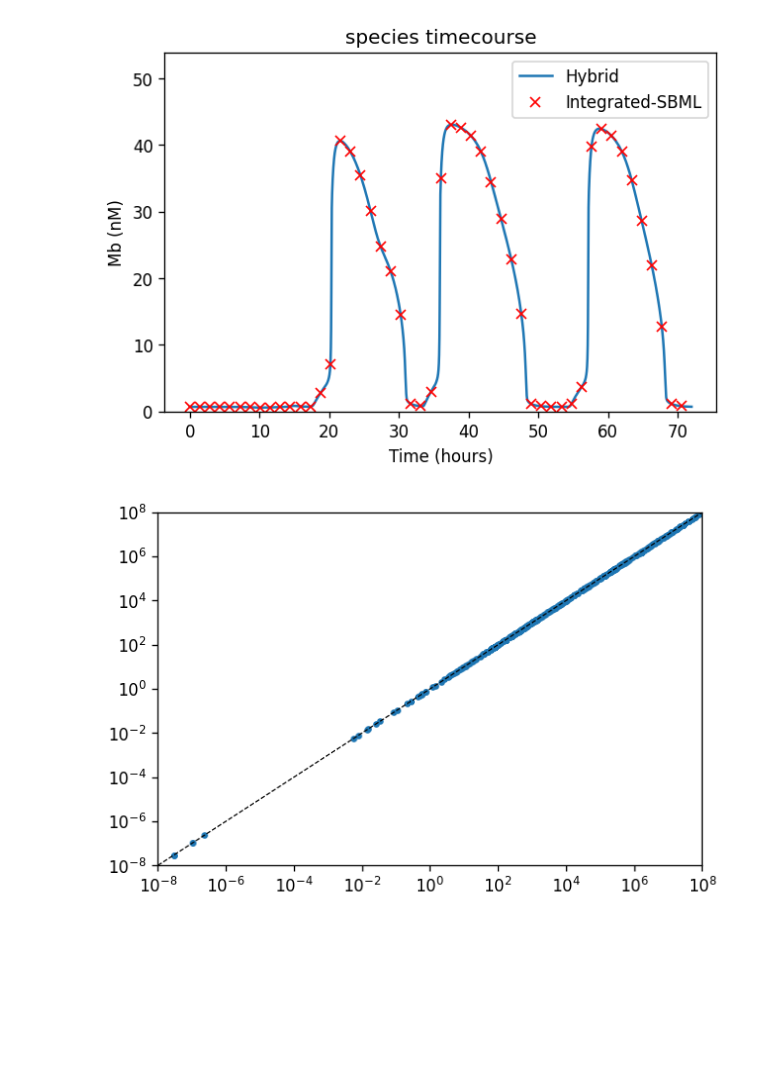
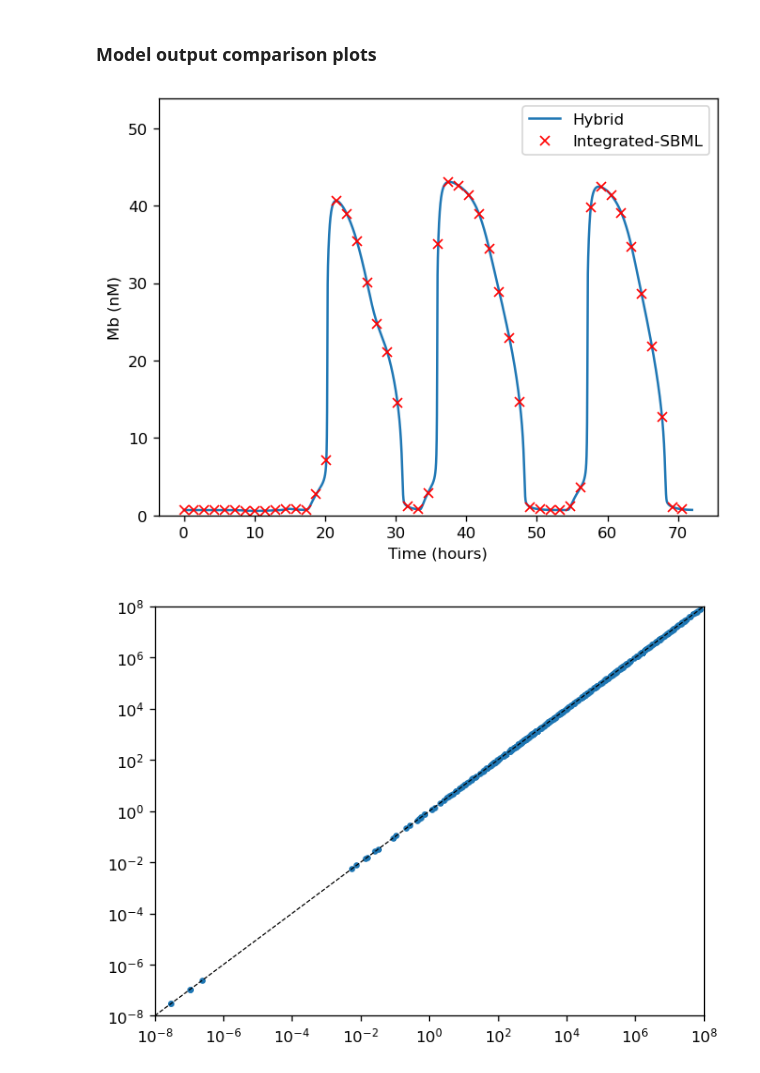
Before and after one commit to birtwistlelab/SPARCED, a Jupyter notebook: jupyter_notebooks/testModel.ipynb, the cells around one changed output. Drawn from its saved outputs; the diff is of its cells as text; code cells hidden in the pictures; blank space fills up the shorter version.

```diff
--- a/jupyter_notebooks/testModel.ipynb
+++ b/jupyter_notebooks/testModel.ipynb
@@ -99,14 +94,17 @@ sbml_model2 = sbml_doc2.getModel()
 # %%
+#Deterministic simulation (integrated-SBML)
+
 rdata_o4a = amici.runAmiciSimulation(model2,solver2)
 
 
-
-xoutS_all5 = rdata_o4a['x']
-tout_all5 = rdata_o4a['t']
+xoutS_all2 = rdata_o4a['x']
+tout_all2 = rdata_o4a['t']
+# %% [markdown]
+### Model output comparison plots
 # %%
 
 
-def timecourse_compare2(xs1,xsl1,xs2,t2,xsl2,sp,ts=30,xlim=None,y0=None,ylim=None,me=10):
+def timecourse_compare(xs1,xsl1,xs2,t2,xsl2,sp,ts=30,xlim=None,y0=None,ylim=None,me=10):
     t1 = np.array(range(0,len(xs1)))*30
     xt1 = xs1[:,species_all.index(sp)]
     xt2 = xs2[:,species_all2.index(sp)]
@@ -123,18 +121,17 @@ def timecourse_compare2(xs1,xsl1,xs2,t2,xsl2,sp,ts=30,xlim=None,y0=None,ylim=Non
         plt.xlim(0,xlim)
     plt.xlabel('Time (hours)')
     plt.ylabel(sp+' (nM)')
-    plt.title('species timecourse')
     plt.legend()
     plt.show()
 # %%
-#mpl.rcParams['figure.dpi'] = 120
+#Plots the species trajectory of active Cyclin B from hybrid and integrated SBML simulation results
 
-
-timecourse_compare2(xoutS_all,'Hybrid',xoutS_all5,tout_all5,'Integrated-SBML','Mb',me=20)
+timecourse_compare(xoutS_all,'Hybrid',xoutS_all2,tout_all2,'Integrated-SBML','Mb',me=20)
 # %% [output]
-[figure, old version]
+[figure, new version]
 # %%
-#%% Species AUC check
+#Check species AUC
+#Shows the aggrement between integrated-SBML and hybrid simulation results for comparable species, measured with area-under-curve for each species
 
 auc_sparced = np.zeros(len(species_all))
 auc_one4all = np.zeros(len(species_all))
@@ -142,7 +139,7 @@ auc_one4all = np.zeros(len(species_all))
 for i,sp in enumerate(species_all):
 
     auc_sparced[i] = np.trapz(xoutS_all[:,species_all.index(sp)],tout_all)
-    auc_one4all[i] = np.trapz(xoutS_all5[:,species_all2.index(sp)],tout_all5)
+    auc_one4all[i] = np.trapz(xoutS_all2[:,species_all2.index(sp)],tout_all2)
 
 
 plt.scatter(auc_sparced,auc_one4all,marker=".")
@@ -154,4 +151,4 @@ xpoints = ypoints = plt.xlim()
 plt.plot(xpoints, ypoints,linestyle='--', color='k', lw=0.75, scalex=False, scaley=False)
 plt.show()
 # %% [output]
-[figure, old version]
+[figure, new version]
```
Also changed, not shown: parts of 12 cells of this notebook, 3 other files.
